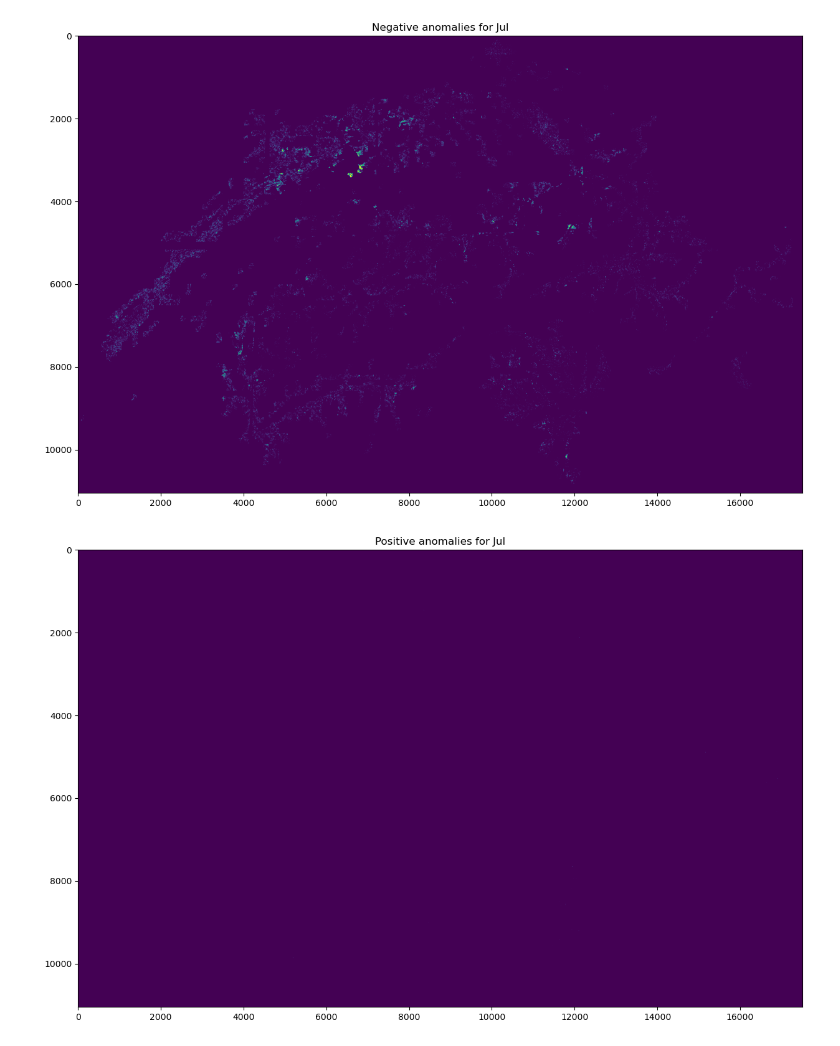
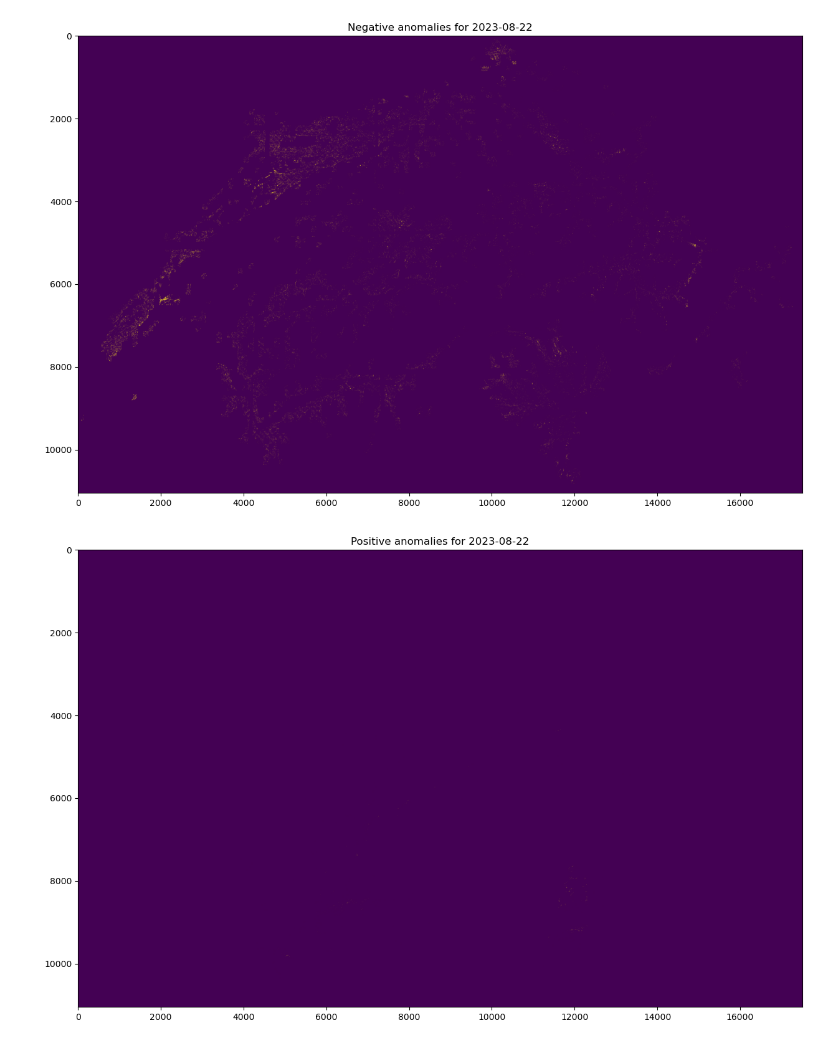
Before and after one commit to geco-bern/dimpeo, a Jupyter notebook: notebooks/open_zarr.ipynb, the cells around one changed output. Cells and saved outputs as stored; diff of their text form; code cells hidden in the pictures.

```diff
--- a/notebooks/open_zarr.ipynb
+++ b/notebooks/open_zarr.ipynb
@@ -48,0 +5,3 @@ positive_anomaly_id :
+# %%
+ds_anomalies = xr.open_zarr("/data_2/scratch/sbiegel/dimpeo/anomalies_test_again_ndvi_5.zarr")
+ds_params = xr.open_zarr("/data_2/scratch/sbiegel/dimpeo/parameters_test_again_ndvi_5.zarr")
@@ -71,20 +113,19 @@ plt.imshow(fmask)
 # %%
 # Plot anomalies
 
-# First three letter of month
-month = "Jul"
+date = "2023-08-22"
 
-anoms = ds["data"].loc[month].values
+anoms = ds_anomalies["data"].loc["2023-08-22"].values
 
 plt.figure(figsize=(15, 15))
 plt.imshow(anoms == 0)
-plt.title(f"Negative anomalies for {month}");
+plt.title(f"Negative anomalies for {date}");
 plt.show()
 
 plt.figure(figsize=(15, 15))
 plt.imshow(anoms == 2)
-plt.title(f"Positive anomalies for {month}");
+plt.title(f"Positive anomalies for {date}");
 plt.show()
 # %% [output]
-[figure, old version]
+[figure, new version]
-[figure, old version]
+[figure, new version]
```
Also changed, not shown: parts of 12 cells of this notebook, 1 other file.
